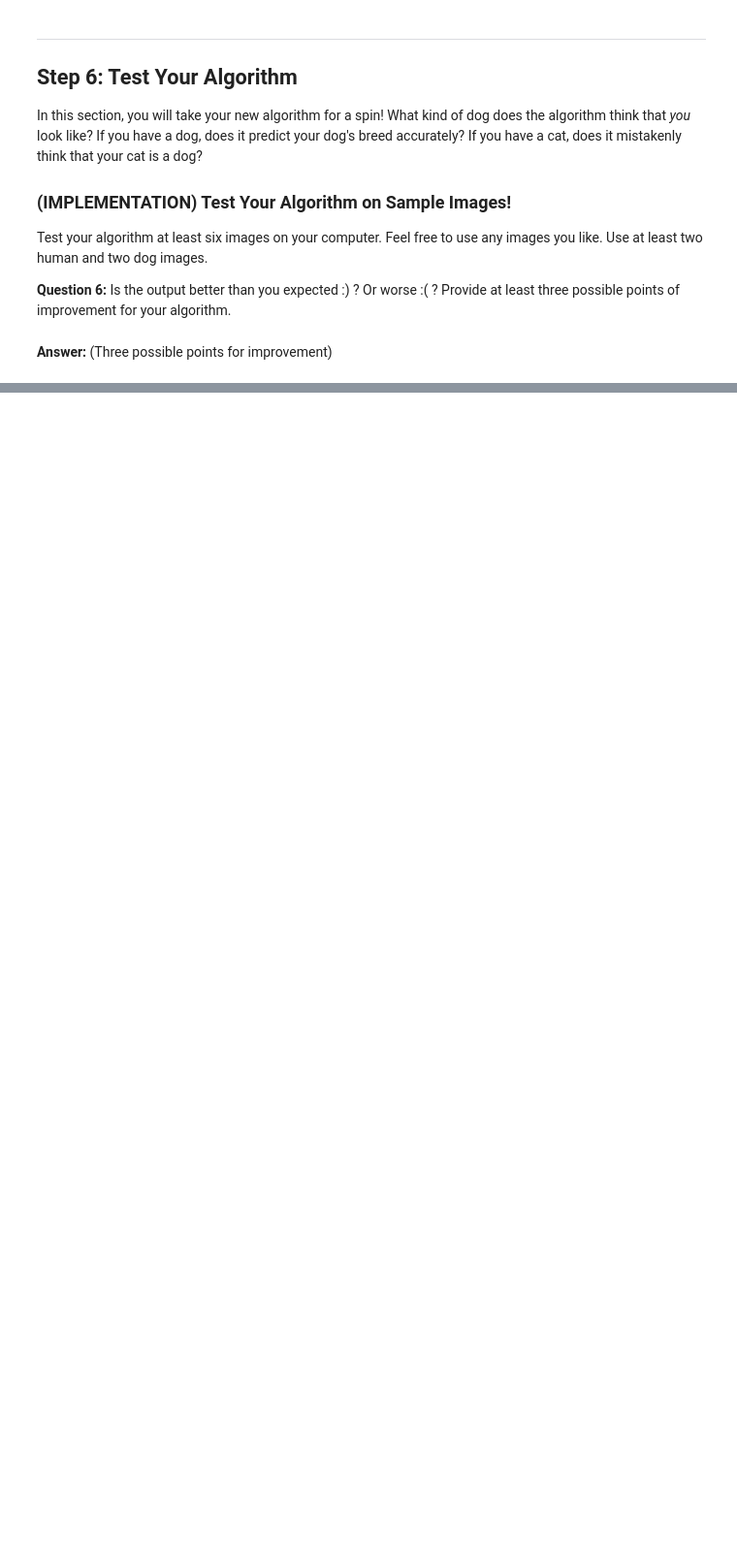
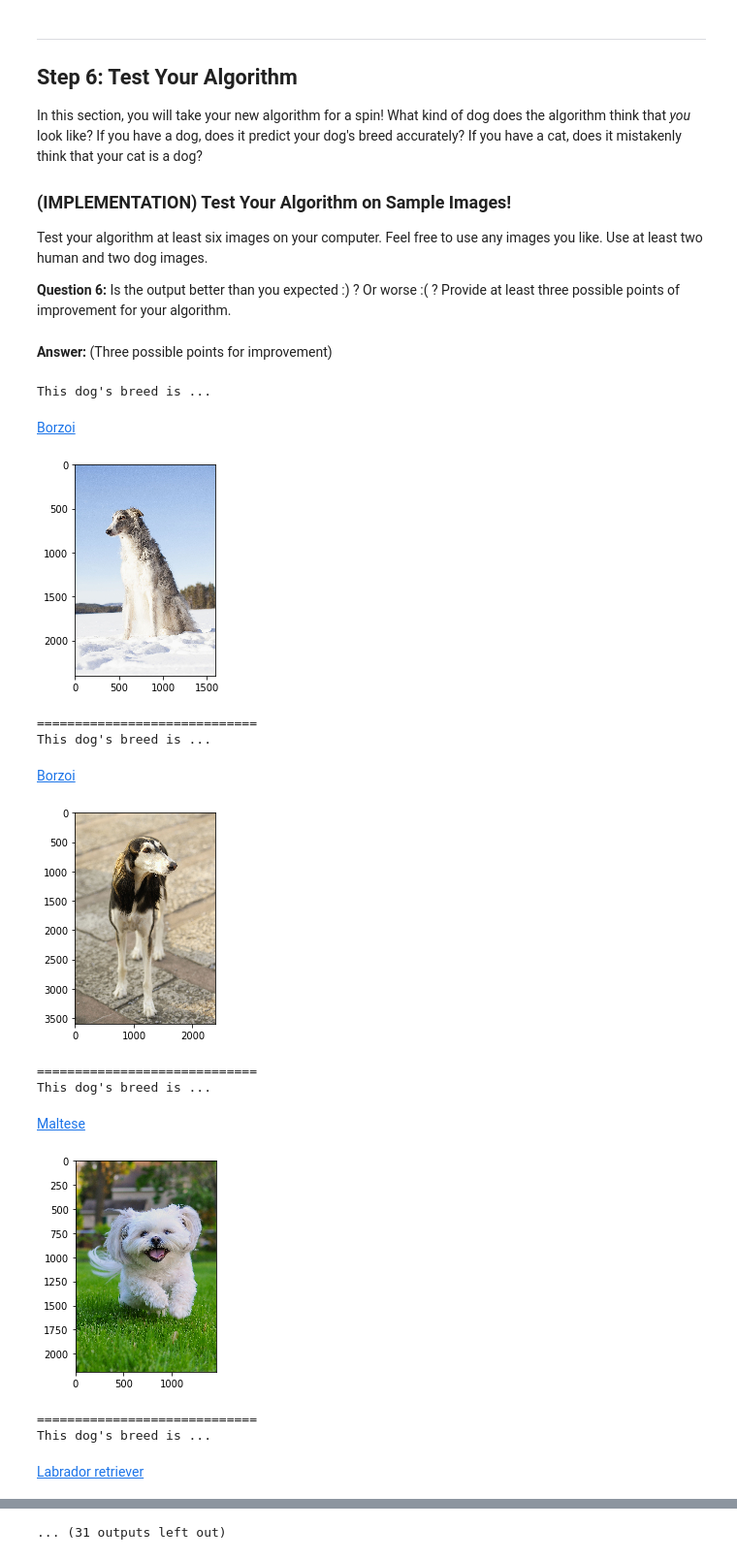
Before and after one commit to vvmnnnkv/dlnd-dog-breed, a Jupyter notebook: model/dog_app.ipynb, the cells around one changed output, grey strips where cells are left out. Shown at 97% size. Drawn from its saved outputs; the diff is of its cells as text; code cells hidden in the pictures; blank space fills up the shorter version.

```diff
--- a/model/dog_app.ipynb
+++ b/model/dog_app.ipynb
@@ -367,7 +419,10 @@ val_path = data_path + 'valid'
 test_path = data_path + 'test'
 bs = 64
 size = 224
-dogs_classes = 133
+
+train_dataset = datasets.ImageFolder(train_path)
+dogs_classes = train_dataset.classes
+dogs_classes_count = len(dogs_classes)
 
 mean_std_cache = data_path + 'mean_std.dump'
 if os.path.exists(mean_std_cache):
@@ -746,7 +772,7 @@ Write a function that takes an image path as input and returns the dog breed (`A
 ### and returns the dog breed that is predicted by the model.
 
 # list of class names by index, i.e. a name can be accessed like class_names[0]
-#class_names = [item[4:].replace("_", " ") for item in data_transfer['train'].classes]
+class_names = [item[4:].replace("_", " ") for item in dogs_classes]
 
 def predict_breed_transfer(img_path):
     # load the image and return the predicted breed
@@ -755,7 +781,7 @@ def predict_breed_transfer(img_path):
         transforms.Resize(size),
         transforms.CenterCrop(size),
         transforms.ToTensor(),
-        transforms.Normalize(mean=norm['mean'], std=norm['std'])
+        transforms.Normalize(mean=image_net_norm['mean'], std=image_net_norm['std'])
     ])
     inp = tfms(img).unsqueeze_(0)
     if use_cuda:
@@ -764,5 +790,3 @@ def predict_breed_transfer(img_path):
         output = model_transfer(inp)
     res = np.argmax(output.cpu().numpy())
     return res
-
-predict_breed_transfer('data/lfw/Aaron_Patterson/Aaron_Patterson_0001.jpg')
@@ -795,3 +811,33 @@ def run_app(img_path):
+# %%
+### TODO: Write your algorithm.
+### Feel free to use as many code cells as needed.
+
+from IPython.core.display import display, HTML
+
+def run_app(img_path):
+    ## handle cases for a human face, dog, and neither
+    is_dog = dog_detector_resnet(img_path)
+    is_person = face_detector(img_path) if not is_dog else False
+
+    # Predict breed
+    dog_class = predict_breed_transfer(img_path)
+    dog_class_link = HTML("<a href='https://www.google.com/search?tbm=isch&q=%(dog)s'>%(dog)s</a>" % {'dog': class_names[dog_class] })
+    if is_person:
+        print("Hi Human! You look like a ... ")
+        plt.imshow(Image.open(img_path))
+        display(dog_class_link)
+    elif is_dog:
+        print("This dog's breed is ...")
+        plt.imshow(Image.open(img_path))
+        display(dog_class_link)
+    else:
+        # neither
+        print("Could not find anything interesting on your image :(")
+        plt.imshow(Image.open(img_path))
+        print("But it looks like ...")
+        display(dog_class_link)
+
+    plt.show()
 # %% [markdown]
 ---
 <a id='step6'></a>
@@ -809,8 +855,23 @@ __Answer:__ (Three possible points for improvement)
 # %%
 ## TODO: Execute your algorithm from Step 6 on
 ## at least 6 images on your computer.
 ## Feel free to use as many code cells as needed.
 
-## suggested code, below
-for file in np.hstack((human_files[:3], dog_files[:3])):
+for file in glob('test/**/*.jpg'):
     run_app(file)
+    print('=============================')
+# %% [output]
+This dog's breed is ...
+Borzoi
+[figure, added]
+=============================
+This dog's breed is ...
+Borzoi
+[figure, added]
+=============================
+This dog's breed is ...
+Maltese
+[figure, added]
+=============================
+This dog's breed is ...
+Labrador retriever
@@ -816,0 +879 @@ for file in np.hstack((human_files[:3], dog_files[:3])):
+... (31 outputs left out)
```
Also changed, not shown: parts of 21 cells of this notebook, 16 other files.
